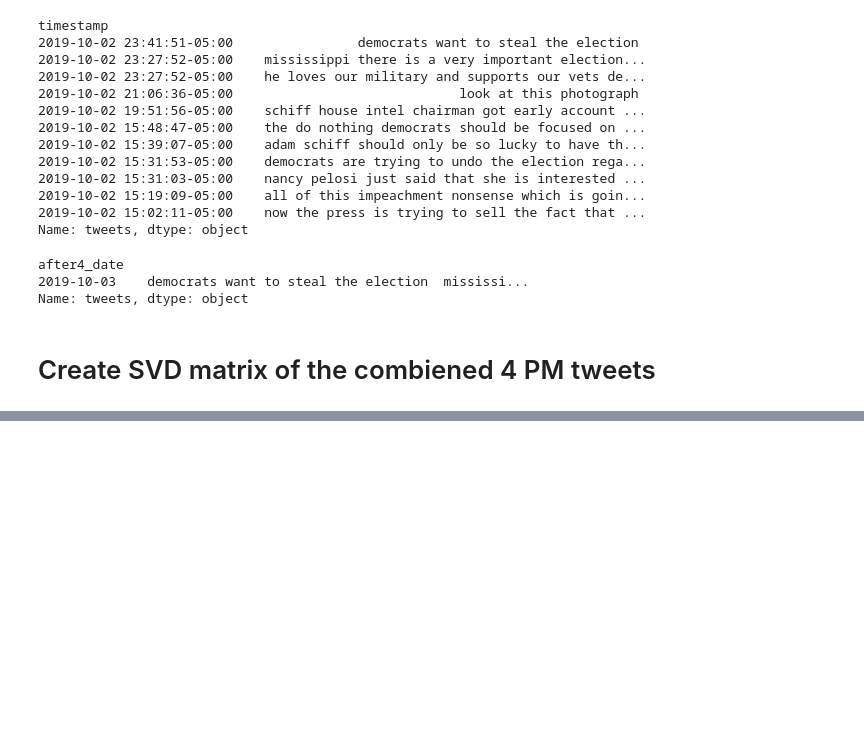
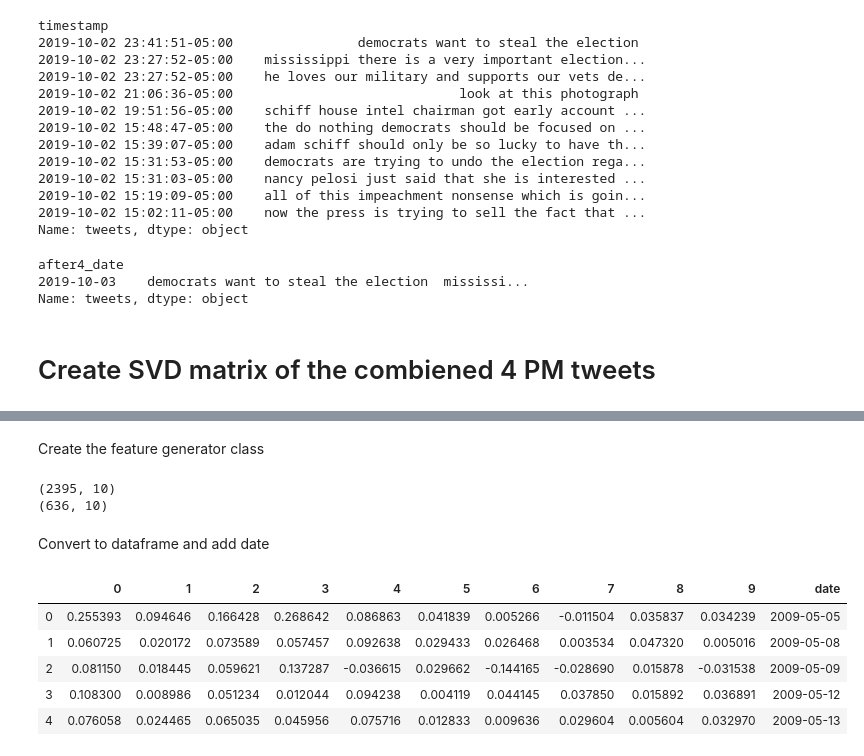
Before and after one commit to QuantCS109/TrumpTweets, a Jupyter notebook: Text Features.ipynb, the cells around one changed output, grey strips where cells are left out. Cells and saved outputs as stored; diff of their text form; code cells hidden in the pictures; blank space fills up the shorter version.

Commit message:
add example for scoring tweets

```diff
--- a/Text Features.ipynb
+++ b/Text Features.ipynb
@@ -259,0 +264,3 @@ combined_svd_df.to_csv('combined_svd_df.csv')
+# %%
+tweet_data = TweetData()
+tweet_data.clean_tweets.head()
@@ -259,0 +287,31 @@ combined_svd_df.to_csv('combined_svd_df.csv')
+# %%
+train_tweets = tweet_data.daily_tweets[tweet_data.daily_tweets.index<=pd.to_datetime("2018-01-01")]
+score_tweets = tweet_data.daily_tweets[tweet_data.daily_tweets.index>pd.to_datetime("2018-01-01")]
+# %% [markdown]
+Create the feature generator class
+# %%
+feature_generator_with_scores = TextFeaturesGenerator(train_tweets.tweets,score_tweets.tweets)
+# %%
+train_svd, test_svd = feature_generator_with_scores.get_svd_tfidf_mat(n_components=10)
+# %%
+print(train_svd.shape)
+print(test_svd.shape)
+# %% [output]
+(2395, 10)
+(636, 10)
+# %% [markdown]
+Convert to dataframe and add date
+# %%
+train_svd_df = pd.DataFrame(train_svd)
+train_svd_df['date'] = train_tweets.index
+
+train_svd_df = pd.DataFrame(train_svd)
+train_svd_df['date'] = train_tweets.index
+train_svd_df.head()
+# %% [output]
+|  | 0 | 1 | 2 | 3 | 4 | 5 | 6 | 7 | 8 | 9 | date |
+| 0 | 0.255393 | 0.094646 | 0.166428 | 0.268642 | 0.086863 | 0.041839 | 0.005266 | -0.011504 | 0.035837 | 0.034239 | 2009-05-05 |
+| 1 | 0.060725 | 0.020172 | 0.073589 | 0.057457 | 0.092638 | 0.029433 | 0.026468 | 0.003534 | 0.047320 | 0.005016 | 2009-05-08 |
+| 2 | 0.081150 | 0.018445 | 0.059621 | 0.137287 | -0.036615 | 0.029662 | -0.144165 | -0.028690 | 0.015878 | -0.031538 | 2009-05-09 |
+| 3 | 0.108300 | 0.008986 | 0.051234 | 0.012044 | 0.094238 | 0.004119 | 0.044145 | 0.037850 | 0.015892 | 0.036891 | 2009-05-12 |
+| 4 | 0.076058 | 0.024465 | 0.065035 | 0.045956 | 0.075716 | 0.012833 | 0.009636 | 0.029604 | 0.005604 | 0.032970 | 2009-05-13 |
```
Also changed, not shown: parts of 13 cells of this notebook.
